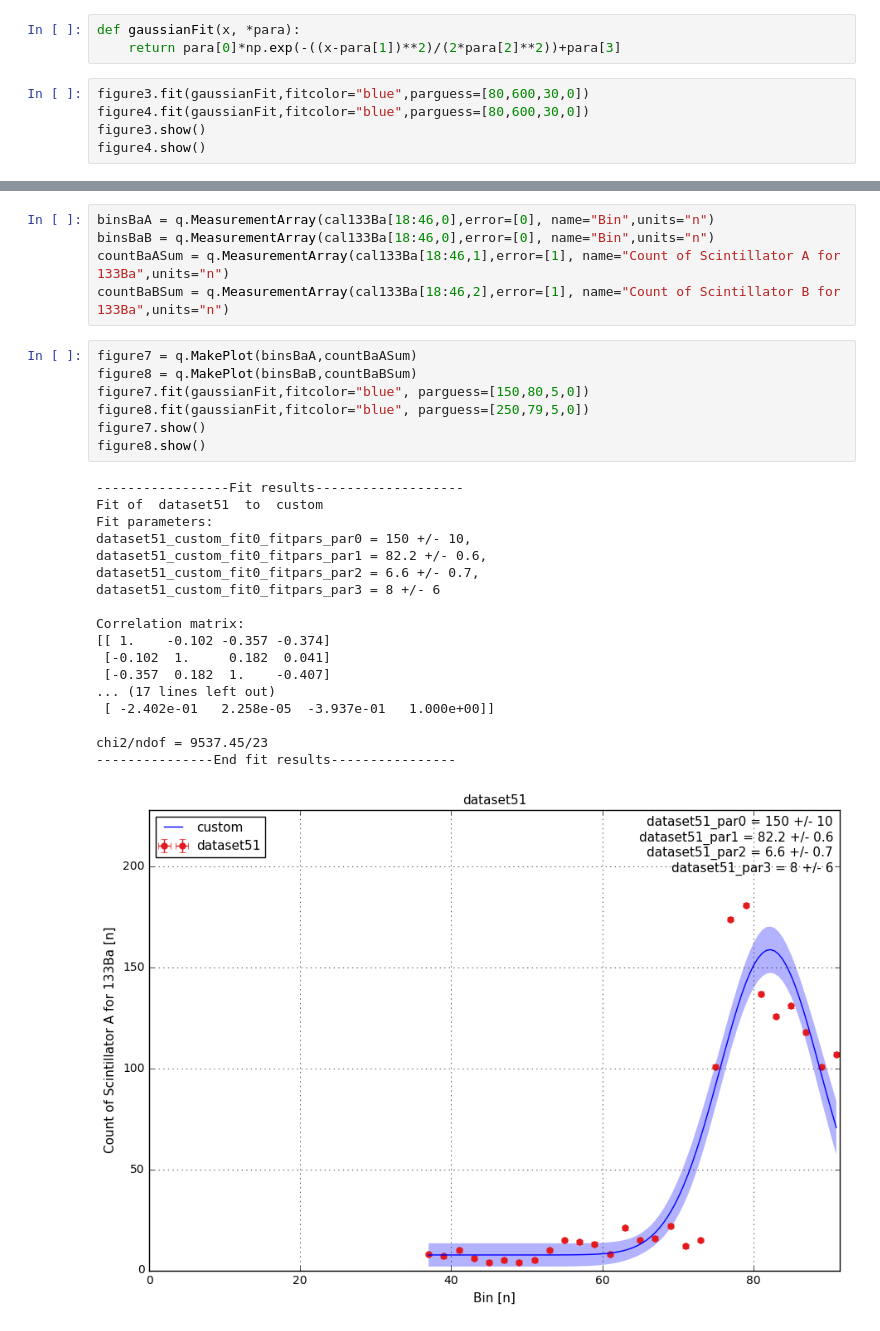
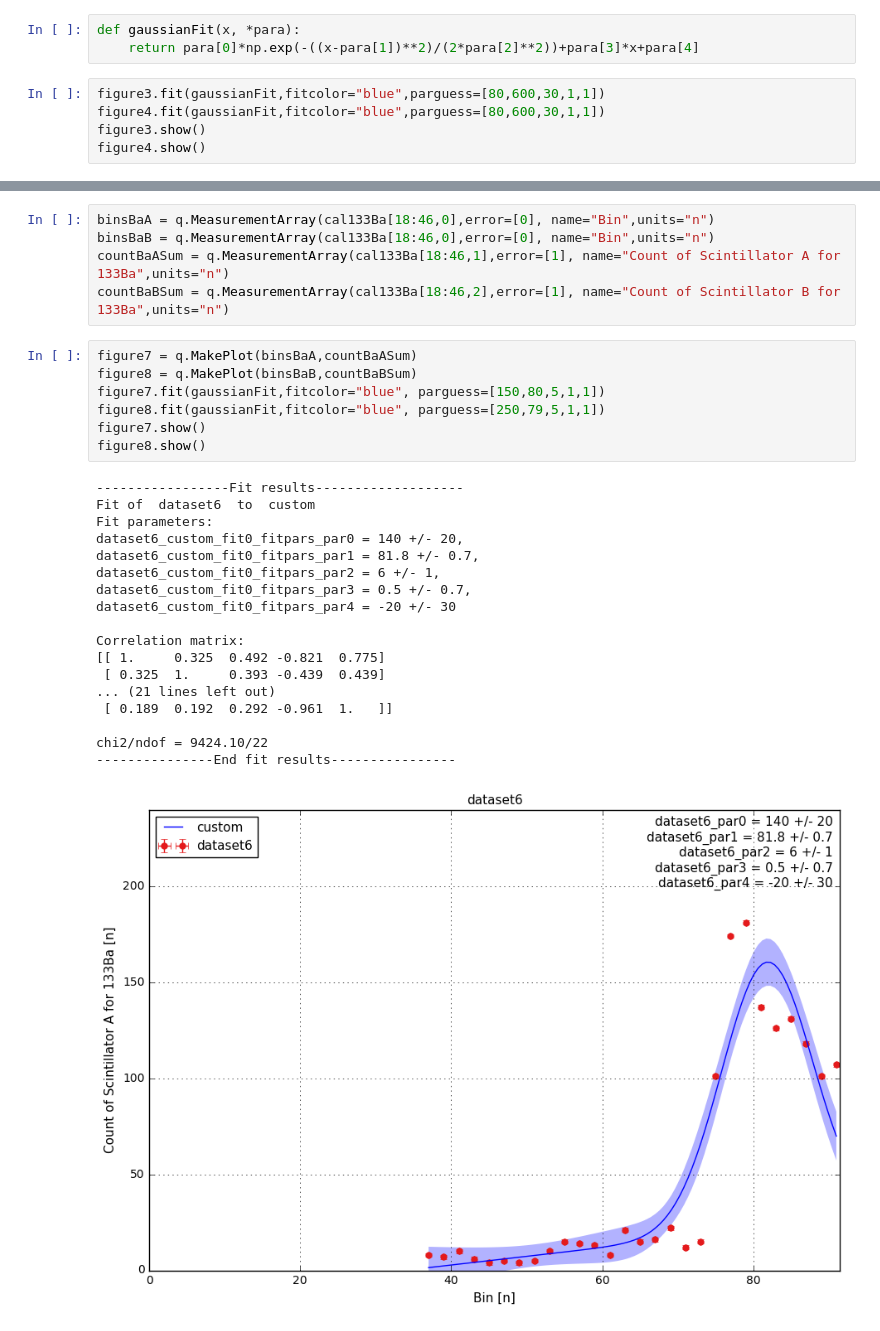
Before and after one commit to CapaFenLisesi/Modern-Physics-Labs, a Jupyter notebook: Compton Effect/CECalibration.ipynb, the cells around one changed output, grey strips where cells are left out. Saved outputs shown, nothing was run; the diff lists cells and outputs as text.

```diff
--- a/Compton Effect/CECalibration.ipynb
+++ b/Compton Effect/CECalibration.ipynb
@@ -38,10 +41,10 @@ figure3 = q.MakePlot(binsA,countCsASum)
 figure4 = q.MakePlot(binsB,countCsBSum)
 # %%
 def gaussianFit(x, *para):
-    return para[0]*np.exp(-((x-para[1])**2)/(2*para[2]**2))+para[3]
+    return para[0]*np.exp(-((x-para[1])**2)/(2*para[2]**2))+para[3]*x+para[4]
 # %%
-figure3.fit(gaussianFit,fitcolor="blue",parguess=[80,600,30,0])
-figure4.fit(gaussianFit,fitcolor="blue",parguess=[80,600,30,0])
+figure3.fit(gaussianFit,fitcolor="blue",parguess=[80,600,30,1,1])
+figure4.fit(gaussianFit,fitcolor="blue",parguess=[80,600,30,1,1])
 figure3.show()
 figure4.show()
 # %% [output]
@@ -94,26 +97,26 @@ countBaBSum = q.MeasurementArray(cal133Ba[18:46,2],error=[1], name="Count of Sci
 # %%
 figure7 = q.MakePlot(binsBaA,countBaASum)
 figure8 = q.MakePlot(binsBaB,countBaBSum)
-figure7.fit(gaussianFit,fitcolor="blue", parguess=[150,80,5,0])
-figure8.fit(gaussianFit,fitcolor="blue", parguess=[250,79,5,0])
+figure7.fit(gaussianFit,fitcolor="blue", parguess=[150,80,5,1,1])
+figure8.fit(gaussianFit,fitcolor="blue", parguess=[250,79,5,1,1])
 figure7.show()
 figure8.show()
 # %% [output]
 -----------------Fit results-------------------
-Fit of  dataset51  to  custom
+Fit of  dataset6  to  custom
 Fit parameters:
-dataset51_custom_fit0_fitpars_par0 = 150 +/- 10,
-dataset51_custom_fit0_fitpars_par1 = 82.2 +/- 0.6,
-dataset51_custom_fit0_fitpars_par2 = 6.6 +/- 0.7,
-dataset51_custom_fit0_fitpars_par3 = 8 +/- 6
+dataset6_custom_fit0_fitpars_par0 = 140 +/- 20,
+dataset6_custom_fit0_fitpars_par1 = 81.8 +/- 0.7,
+dataset6_custom_fit0_fitpars_par2 = 6 +/- 1,
+dataset6_custom_fit0_fitpars_par3 = 0.5 +/- 0.7,
+dataset6_custom_fit0_fitpars_par4 = -20 +/- 30
 
 Correlation matrix:
-[[ 1.    -0.102 -0.357 -0.374]
- [-0.102  1.     0.182  0.041]
- [-0.357  0.182  1.    -0.407]
-... (17 lines left out)
- [ -2.402e-01   2.258e-05  -3.937e-01   1.000e+00]]
+[[ 1.     0.325  0.492 -0.821  0.775]
+ [ 0.325  1.     0.393 -0.439  0.439]
+... (21 lines left out)
+ [ 0.189  0.192  0.292 -0.961  1.   ]]
 
-chi2/ndof = 9537.45/23
+chi2/ndof = 9424.10/22
 ---------------End fit results----------------
-[figure, old version]
+[figure, new version]
```
Also changed, not shown: parts of 18 cells of this notebook, 1 other file.
